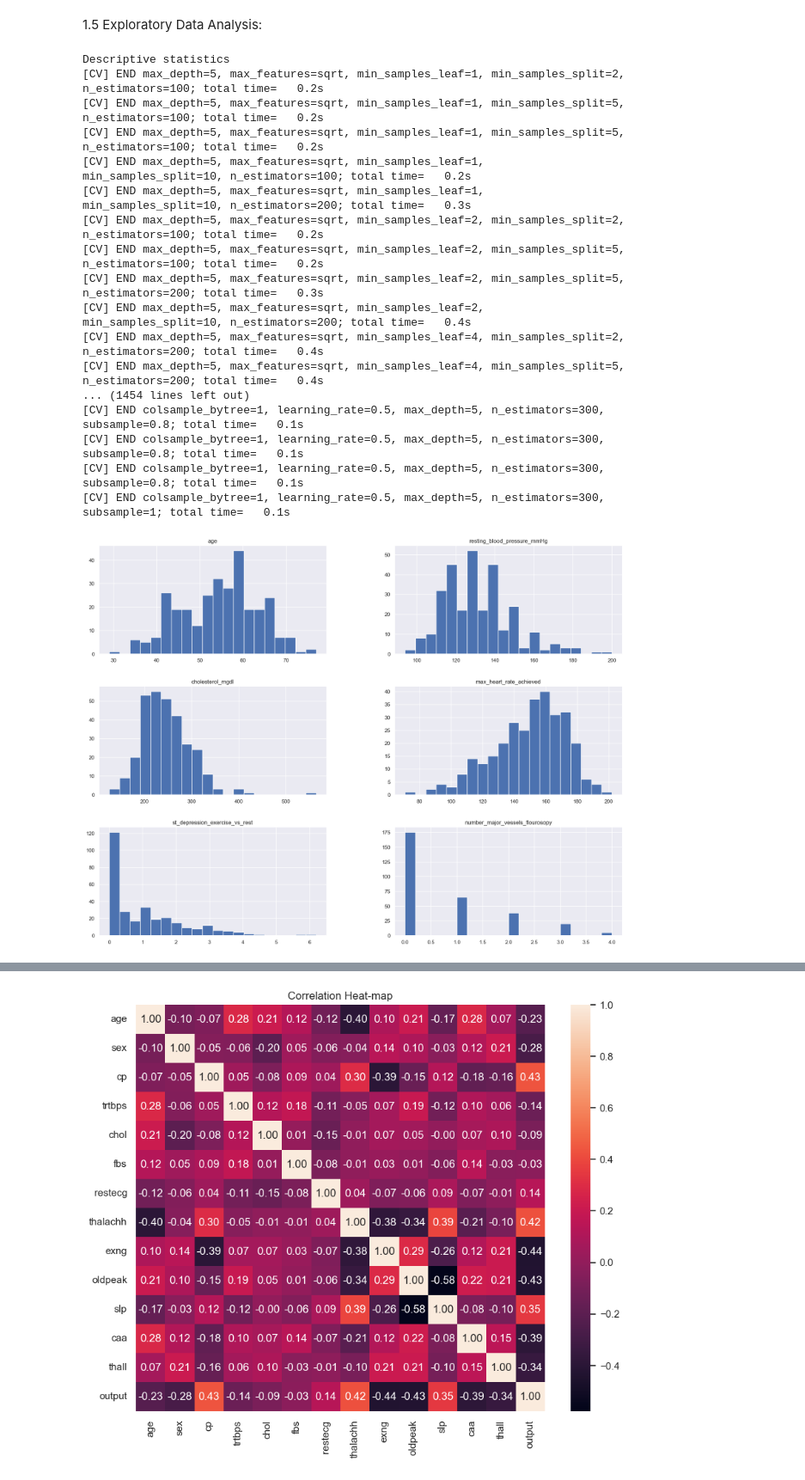
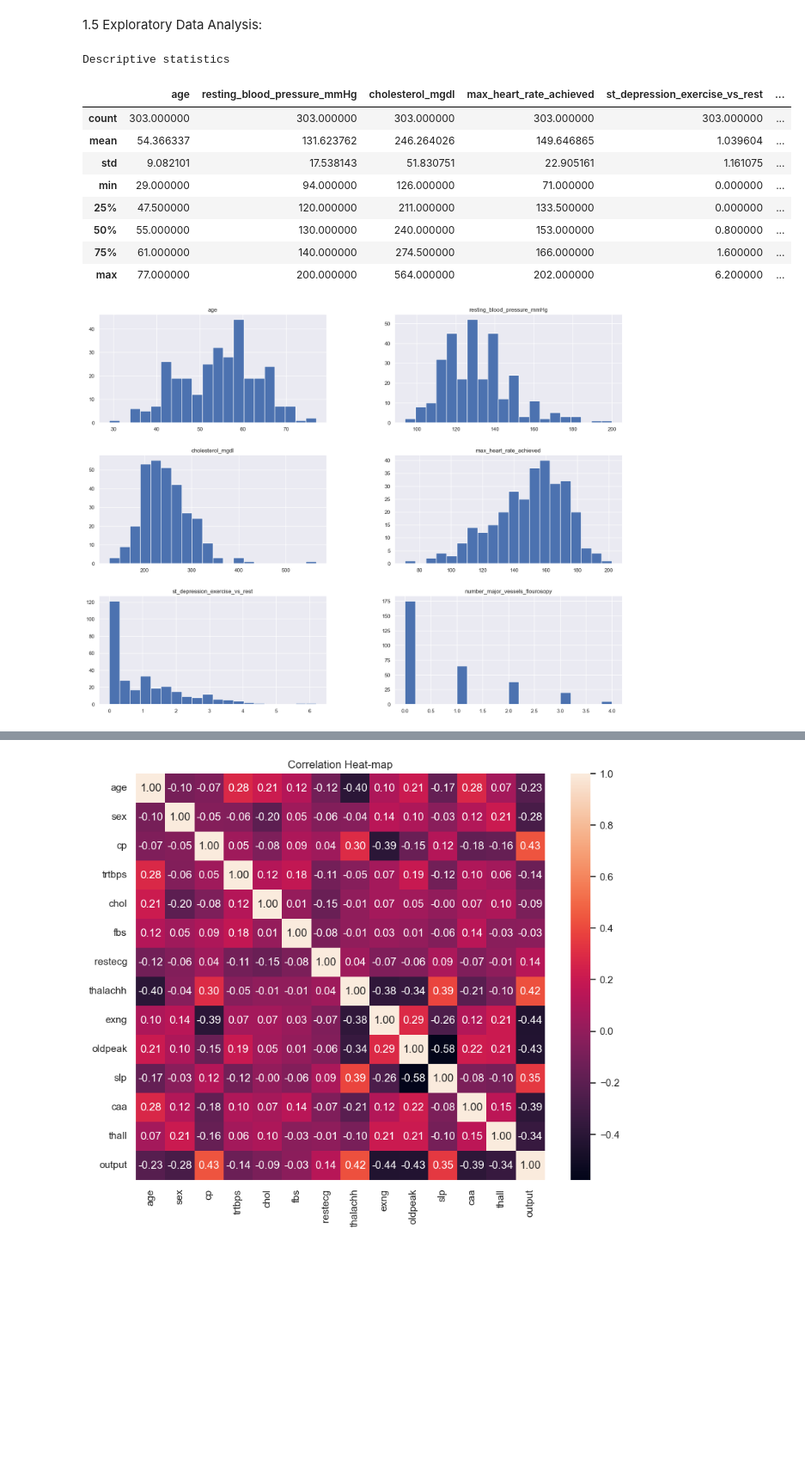
Before and after one commit to walachowska/Heart_Attack_Predictions, a Jupyter notebook: Heart_attack_prediction.ipynb, the cells around one changed output, grey strips where cells are left out. Shown at 86% size. Cells and saved outputs as stored; diff of their text form; code cells hidden in the pictures; blank space fills up the shorter version.

```diff
--- a/Heart_attack_prediction.ipynb
+++ b/Heart_attack_prediction.ipynb
@@ -8,0 +5,21 @@
+# %%
+import time
+
+import matplotlib.pyplot as plt
+import pandas as pd
+import seaborn as sns
+from IPython.display import display
+
+sns.set()
+from sklearn.preprocessing import RobustScaler
+from sklearn.model_selection import GridSearchCV
+from sklearn.linear_model import LogisticRegression
+from sklearn.neighbors import KNeighborsClassifier
+from sklearn.naive_bayes import GaussianNB
+from sklearn.svm import SVC
+from sklearn.ensemble import RandomForestClassifier
+from sklearn.metrics import classification_report, confusion_matrix, accuracy_score, roc_auc_score
+import xgboost as xgb
+from tensorflow.keras.models import Sequential
+from tensorflow.keras.layers import Dense
+from sklearn.model_selection import train_test_split
@@ -111,52 +127,48 @@ df_copy.columns = [
 ]
 
 df_copy['gender'] = df_copy['gender'].map({1: 'Male', 0: 'Female'})
-df_copy['chest_pain_type'] = df_copy['chest_pain_type'].map({1: 'Typical Angina', 2: 'Atypical Angina', 3: 'Non-Anginal Pain', 4: 'Asymptomatic'})
+df_copy['chest_pain_type'] = df_copy['chest_pain_type'].map(
+    {1: 'Typical Angina', 2: 'Atypical Angina', 3: 'Non-Anginal Pain', 4: 'Asymptomatic'})
 df_copy['fasting_blood_sugar_above_120mgdl'] = df_copy['fasting_blood_sugar_above_120mgdl'].map({1: True, 0: False})
-df_copy['resting_ecg_results'] = df_copy['resting_ecg_results'].map({0: 'Normal', 1: 'ST-T Wave Abnormality', 2: 'Probable/Definite Left Ventricular Hypertrophy'})
+df_copy['resting_ecg_results'] = df_copy['resting_ecg_results'].map(
+    {0: 'Normal', 1: 'ST-T Wave Abnormality', 2: 'Probable/Definite Left Ventricular Hypertrophy'})
 df_copy['exercise_induced_angina'] = df_copy['exercise_induced_angina'].map({1: 'Yes', 0: 'No'})
-df_copy['exercise_st_segment_slope'] = df_copy['exercise_st_segment_slope'].map({1: 'Upsloping', 2: 'Flat', 3: 'Downsloping'})
+df_copy['exercise_st_segment_slope'] = df_copy['exercise_st_segment_slope'].map(
+    {1: 'Upsloping', 2: 'Flat', 3: 'Downsloping'})
 df_copy['thalassemia'] = df_copy['thalassemia'].map({3: 'Normal', 6: 'Fixed Defect', 7: 'Reversible Defect'})
 df_copy['heart_disease'] = df_copy['heart_disease'].map({0: 'No', 1: 'Yes'})
 
 print('Descriptive statistics')
 display(df_copy.describe())
 
 df_copy.hist(bins=20, figsize=(20, 15))
 plt.show()
 
 categorical_columns = df_copy.select_dtypes(include=['object']).columns
 for col in categorical_columns:
     df_copy[col].value_counts().plot(kind='bar')
     plt.title(col)
     plt.show()
 
 # Example for categorical variable 'chest_pain_type' and target variable 'heart_disease'
 sns.countplot(x='chest_pain_type', hue='heart_disease', data=df_copy)
 plt.title('Distribution of the cp variable relative to output')
 plt.show()
 
 plt.figure(figsize=(10, 6))
 sns.countplot(x='heart_disease', hue='gender', data=df_copy)
 plt.title('Distribution of Heart Disease by Gender')
 plt.show()
 # %% [output]
 Descriptive statistics
-[CV] END max_depth=5, max_features=sqrt, min_samples_leaf=1, min_samples_split=2, n_estimators=100; total time=   0.2s
-[CV] END max_depth=5, max_features=sqrt, min_samples_leaf=1, min_samples_split=5, n_estimators=100; total time=   0.2s
-[CV] END max_depth=5, max_features=sqrt, min_samples_leaf=1, min_samples_split=5, n_estimators=100; total time=   0.2s
-[CV] END max_depth=5, max_features=sqrt, min_samples_leaf=1, min_samples_split=10, n_estimators=100; total time=   0.2s
-[CV] END max_depth=5, max_features=sqrt, min_samples_leaf=1, min_samples_split=10, n_estimators=200; total time=   0.3s
-[CV] END max_depth=5, max_features=sqrt, min_samples_leaf=2, min_samples_split=2, n_estimators=100; total time=   0.2s
-[CV] END max_depth=5, max_features=sqrt, min_samples_leaf=2, min_samples_split=5, n_estimators=100; total time=   0.2s
-[CV] END max_depth=5, max_features=sqrt, min_samples_leaf=2, min_samples_split=5, n_estimators=200; total time=   0.3s
-[CV] END max_depth=5, max_features=sqrt, min_samples_leaf=2, min_samples_split=10, n_estimators=200; total time=   0.4s
-[CV] END max_depth=5, max_features=sqrt, min_samples_leaf=4, min_samples_split=2, n_estimators=200; total time=   0.4s
-[CV] END max_depth=5, max_features=sqrt, min_samples_leaf=4, min_samples_split=5, n_estimators=200; total time=   0.4s
-... (1454 lines left out)
-[CV] END colsample_bytree=1, learning_rate=0.5, max_depth=5, n_estimators=300, subsample=0.8; total time=   0.1s
-[CV] END colsample_bytree=1, learning_rate=0.5, max_depth=5, n_estimators=300, subsample=0.8; total time=   0.1s
-[CV] END colsample_bytree=1, learning_rate=0.5, max_depth=5, n_estimators=300, subsample=0.8; total time=   0.1s
-[CV] END colsample_bytree=1, learning_rate=0.5, max_depth=5, n_estimators=300, subsample=1; total time=   0.1s
+|  | age | resting_blood_pressure_mmHg | cholesterol_mgdl | max_heart_rate_achieved | st_depression_exercise_vs_rest | ... |
+| count | 303.000000 | 303.000000 | 303.000000 | 303.000000 | 303.000000 | ... |
+| mean | 54.366337 | 131.623762 | 246.264026 | 149.646865 | 1.039604 | ... |
+| std | 9.082101 | 17.538143 | 51.830751 | 22.905161 | 1.161075 | ... |
+| min | 29.000000 | 94.000000 | 126.000000 | 71.000000 | 0.000000 | ... |
+| 25% | 47.500000 | 120.000000 | 211.000000 | 133.500000 | 0.000000 | ... |
+| 50% | 55.000000 | 130.000000 | 240.000000 | 153.000000 | 0.800000 | ... |
+| 75% | 61.000000 | 140.000000 | 274.500000 | 166.000000 | 1.600000 | ... |
+| max | 77.000000 | 200.000000 | 564.000000 | 202.000000 | 6.200000 | ... |
 [figure]
 [figure]
```
Also changed, not shown: parts of 15 cells of this notebook.
